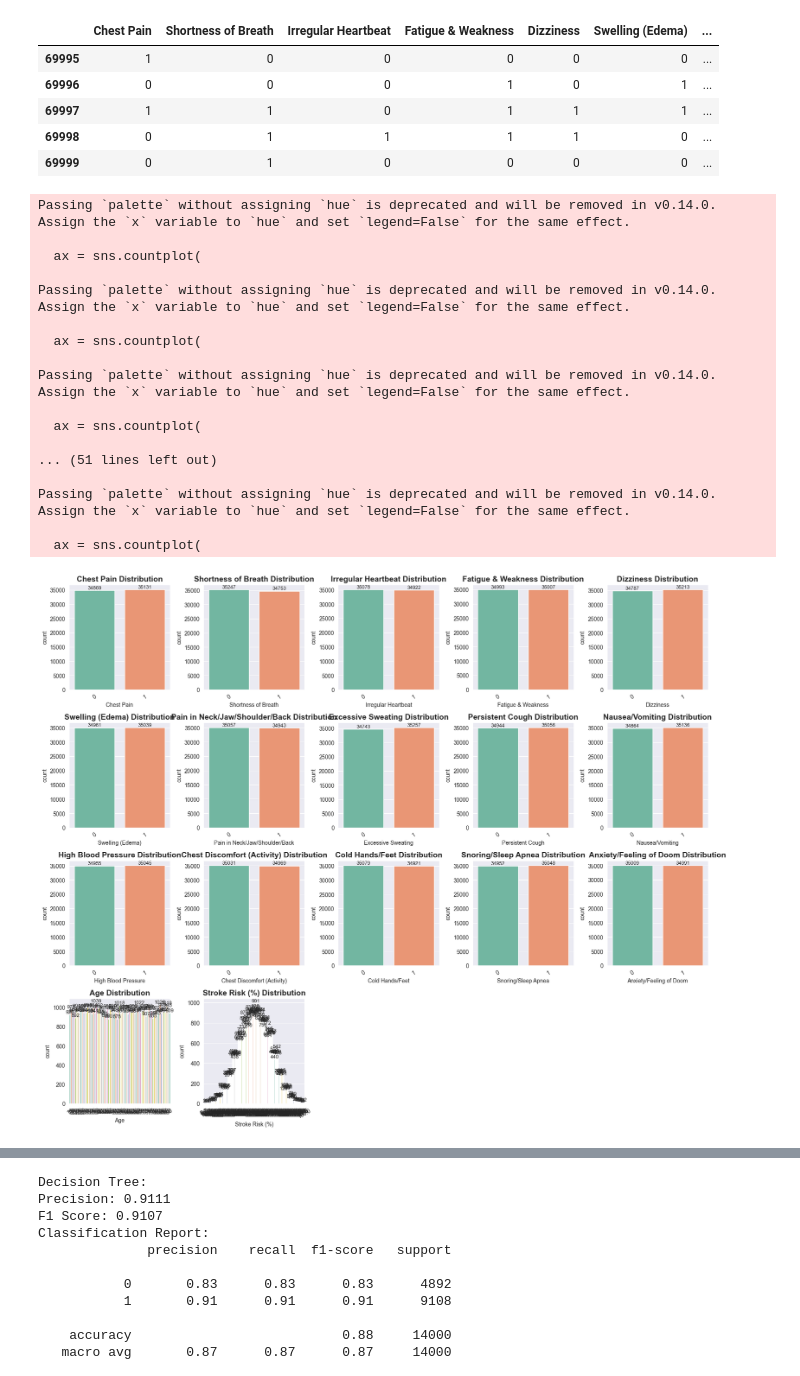
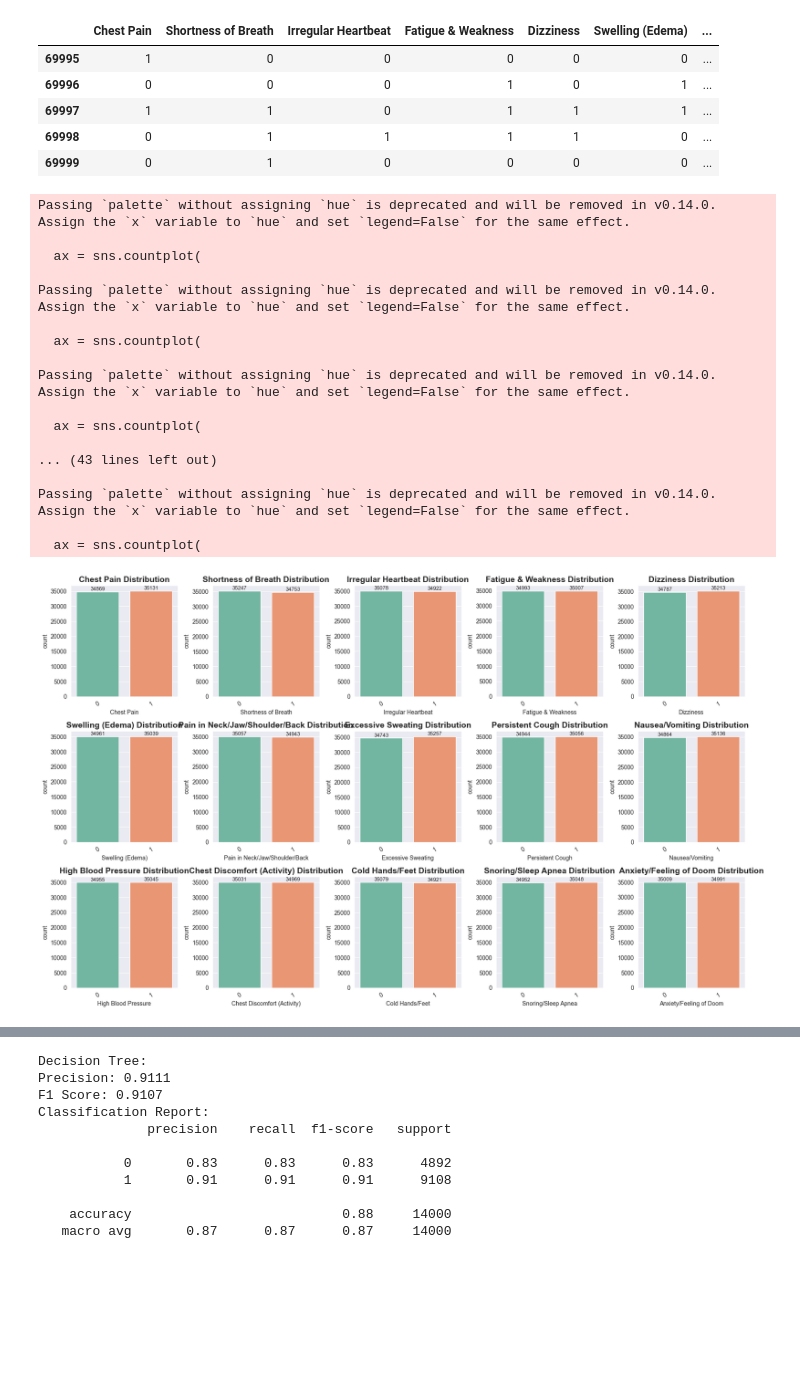
Before and after one commit to MohdIbrahimAli/Machine_learning_practice_projects, a Jupyter notebook: Stroke_prediction/stroke_prediction_balanced.ipynb, the cells around one changed output, grey strips where cells are left out. Saved outputs shown, nothing was run; the diff lists cells and outputs as text; code cells hidden in the pictures; blank space fills up the shorter version.

```diff
--- a/Stroke_prediction/stroke_prediction_balanced.ipynb
+++ b/Stroke_prediction/stroke_prediction_balanced.ipynb
@@ -53,7 +53,7 @@ memory usage: 9.6 MB
 cols_for_count =['Chest Pain','Shortness of Breath', 'Irregular Heartbeat', 'Fatigue & Weakness',
                  'Dizziness', 'Swelling (Edema)', 'Pain in Neck/Jaw/Shoulder/Back', 'Excessive Sweating',
                  'Persistent Cough', 'Nausea/Vomiting', 'High Blood Pressure','Chest Discomfort (Activity)',
-                 'Cold Hands/Feet', 'Snoring/Sleep Apnea', 'Anxiety/Feeling of Doom', 'Age', 'Stroke Risk (%)']
+                 'Cold Hands/Feet', 'Snoring/Sleep Apnea', 'Anxiety/Feeling of Doom']
 
 sns.set_style('darkgrid')
 fig , axes = plt.subplots(5,5,figsize=( 17,17))
@@ -75,35 +75,35 @@ for i , col in enumerate(cols_for_count):
         ax.annotate(
             f"{int(height)}",
             (p.get_x() + p.get_width() / 2., height),
             ha="center",
             va="bottom",
             fontsize=9)
 
 if len(cols_for_count) < len(axes):
     for j in range(len(cols_for_count), len(axes)):
         fig.delaxes(axes[j])
 
 plt.tight_layout()
 plt.show()
 # %% [output]
 Passing `palette` without assigning `hue` is deprecated and will be removed in v0.14.0. Assign the `x` variable to `hue` and set `legend=False` for the same effect.
 
   ax = sns.countplot(
 
 Passing `palette` without assigning `hue` is deprecated and will be removed in v0.14.0. Assign the `x` variable to `hue` and set `legend=False` for the same effect.
 
   ax = sns.countplot(
 
 Passing `palette` without assigning `hue` is deprecated and will be removed in v0.14.0. Assign the `x` variable to `hue` and set `legend=False` for the same effect.
 
   ax = sns.countplot(
 
-... (51 lines left out)
+... (43 lines left out)
 
 Passing `palette` without assigning `hue` is deprecated and will be removed in v0.14.0. Assign the `x` variable to `hue` and set `legend=False` for the same effect.
 
   ax = sns.countplot(
-[figure, old version]
+[figure, new version]
 # %%
 sns.set_style("darkgrid")
 
```
Also changed, not shown: parts of 1 cell of this notebook, 1 other file.
